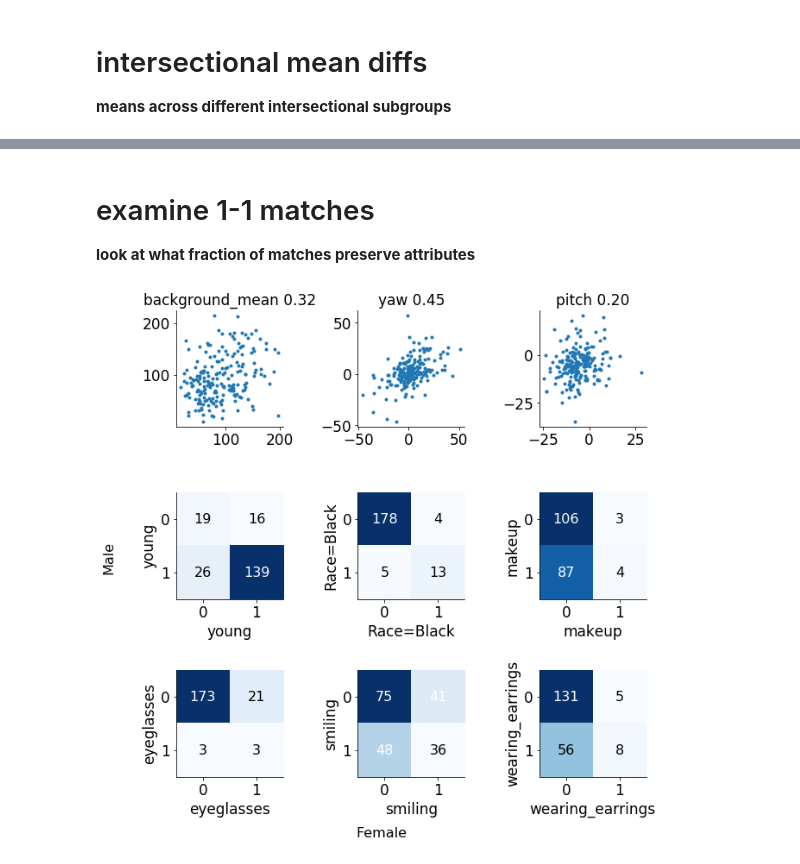
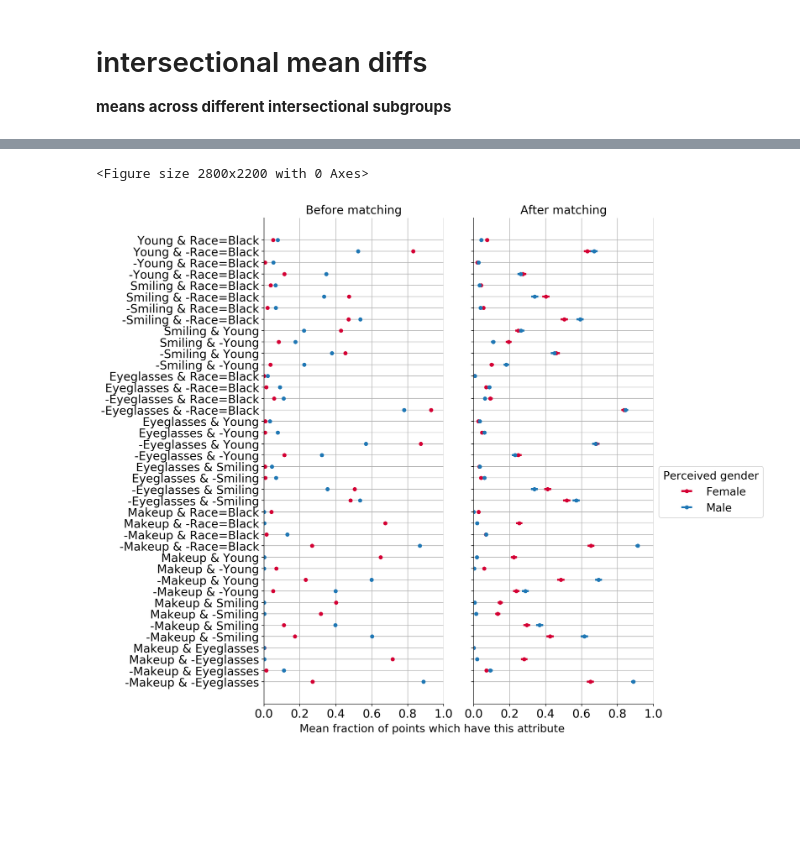
Before and after one commit to csinva/matching-with-gans, a Jupyter notebook: matching_benchmarking/06_propensity_matching.ipynb, the cells around one changed output, grey strips where cells are left out. Cells and saved outputs as stored; diff of their text form; code cells hidden in the pictures; blank space fills up the shorter version.

```diff
--- a/matching_benchmarking/06_propensity_matching.ipynb
+++ b/matching_benchmarking/06_propensity_matching.ipynb
@@ -248,26 +86,16 @@ See the caveats in the documentation: https://pandas.pydata.org/pandas-docs/stab
-# %% [markdown]
-# examine 1-1 matches
-**look at what fraction of matches preserve attributes**
-# %%
-g0 = df.iloc[matches['gender_0']][:200]
-g1 = df.iloc[matches['gender_1']][:200]
-
-R, C = 3, 3
-fig = plt.figure(figsize=(3 * C, 3 * R))
-for i, k in enumerate(['background_mean', 'yaw', 'pitch',
-                       'young', 'Race=Black', 'makeup', 'eyeglasses', 'smiling', 'wearing_earrings']):
-    ax = plt.subplot(R, C, i + 1)
-
-    if np.unique(g0[k]).size == 2:
-        viz.plot_confusion_matrix(g0[k].values, g1[k].values, class_label=k, ax=ax)
-    else:
-        plt.plot(g0[k], g1[k], '.')
-        plt.title(k + f' {scipy.stats.spearmanr(g0[k], g1[k]).correlation:.2f}')
-
-
-plt.tight_layout()
-fig.text(0.5, 0, 'Female', ha='center')
-fig.text(0, 0.5, 'Male', va='center', rotation='vertical')
-plt.show()
-# %% [output]
-[figure, removed]
+# %%
+R, C = 1, 2
+fig = plt.figure(dpi=200, figsize=(14, 11))
+ks_init = ['Race=Black', 'young', 'smiling', 'eyeglasses', 'makeup', 'gender']
+df_int, ks = matching.add_intersections(df, ks_init)
+df_matched_int, ks = matching.add_intersections(df_matched, ks_init)
+ds = [df_int, df_matched_int]
+ks = ks[::-1] + ['gender']
+viz.plot_subgroup_mean_diffs(ds, ks, k_group, figsize=(14, 11))
+
+
+util.savefig('means_intersectional_matching_propensity')
+plt.show()
+# %% [output]
+<Figure size 2800x2200 with 0 Axes>
+[figure, added]
```
Also changed, not shown: parts of 12 cells of this notebook, 3 other files.
